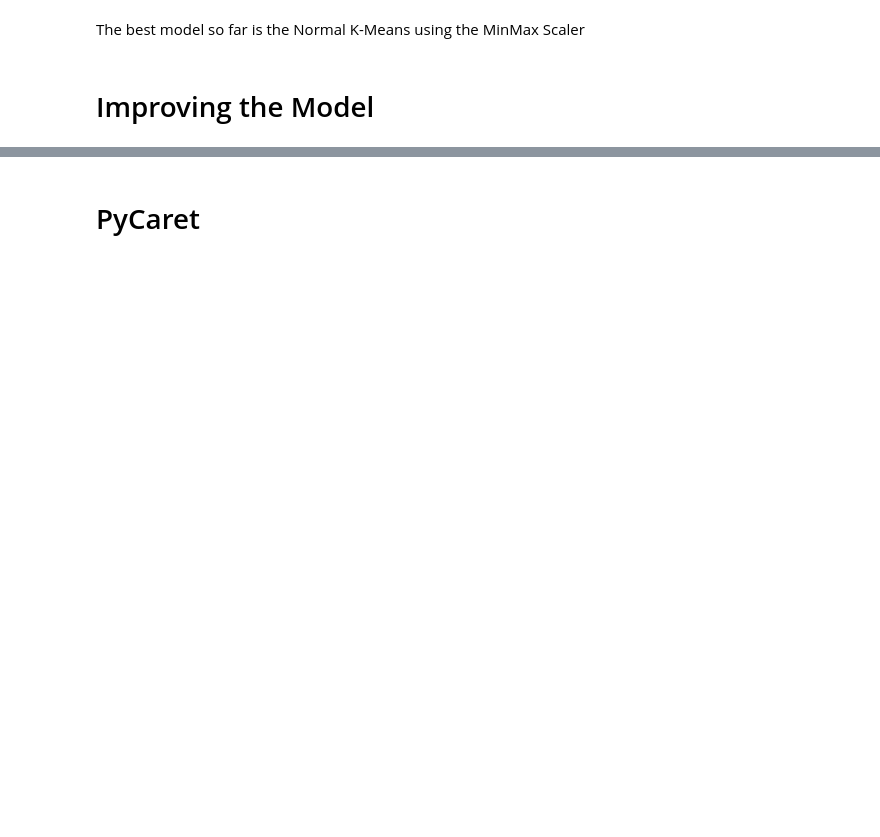
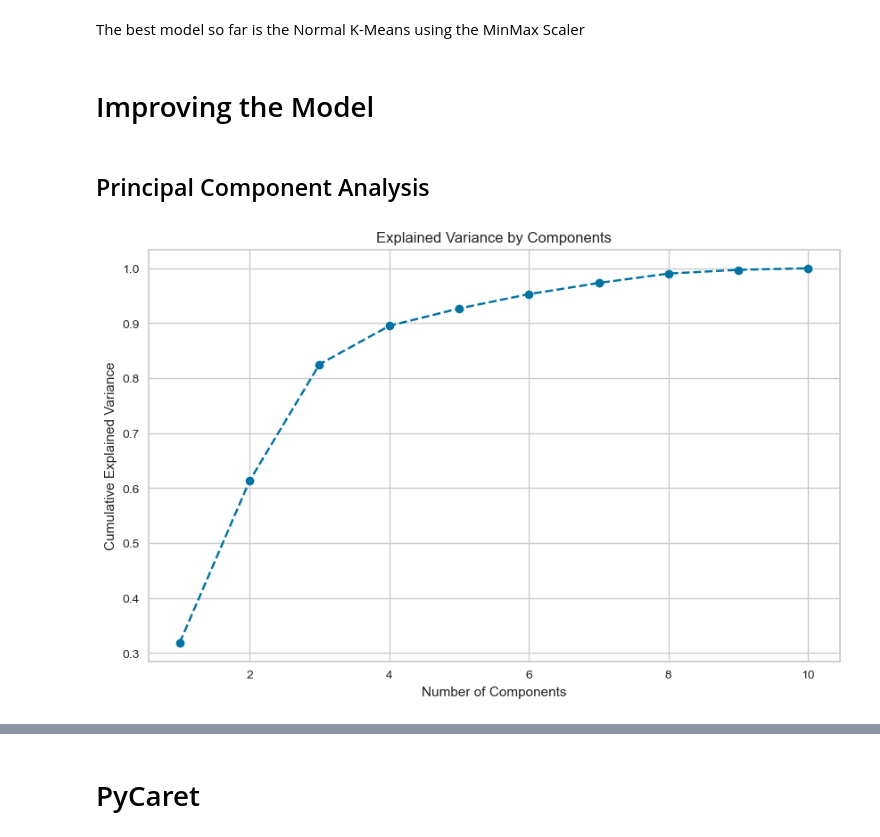
Before and after one commit to MerleSt/SpotifyPlaylistMoosic, a Jupyter notebook: Notebooks/Cluster_Analysis.ipynb, the cells around one changed output, grey strips where cells are left out. Drawn from its saved outputs; the diff is of its cells as text; code cells hidden in the pictures; blank space fills up the shorter version.

```diff
--- a/Notebooks/Cluster_Analysis.ipynb
+++ b/Notebooks/Cluster_Analysis.ipynb
@@ -188,15 +181,15 @@ The optimal number of clusters with a robust scaler is: 51
 k_robust = 51
 k_minmax = 55
 # %%
-# Instantiate the clustering model and visualizer
-model = KMeans(n_init=10, random_state=213)
-visualizer = KElbowVisualizer(model, k=(20,100))
+# # Instantiate the clustering model and visualizer
+# model = KMeans(n_init=10, random_state=213)
+# visualizer = KElbowVisualizer(model, k=(20,100))
 
-visualizer.fit(songs_minmax)        # Fit the data to the visualizer
-visualizer.show();
+# visualizer.fit(songs_minmax)        # Fit the data to the visualizer
+# visualizer.show();
 # %%
-k_minmax = visualizer.elbow_value_
-print(f"The optimal number of clusters with the minmax scaler is: {k_minmax}")
+# k_minmax = visualizer.elbow_value_
+# print(f"The optimal number of clusters with the minmax scaler is: {k_minmax}")
 # %% [markdown]
 # K-Means
 # %% [markdown]
@@ -375,3 +434,20 @@ print("Davies-Bouldin Index: ", db_score)
 The best model so far is the Normal K-Means using the MinMax Scaler
 # %% [markdown]
 # Improving the Model
+# %% [markdown]
+## Principal Component Analysis
+# %%
+# Initialize PCA
+pca = PCA()
+songs_no_cluster = songs_minmax.drop('cluster', axis=1, errors='ignore') # errors='ignore' ensures no error if the column doesn't exist
+# Fit and transform the data
+songs_pca = pca.fit_transform(songs_no_cluster)
+# %%
+plt.figure(figsize=(10,6))
+plt.plot(range(1, len(pca.explained_variance_ratio_)+1), pca.explained_variance_ratio_.cumsum(), marker='o', linestyle='--')
+plt.title('Explained Variance by Components')
+plt.xlabel('Number of Components')
+plt.ylabel('Cumulative Explained Variance')
+plt.show()
+# %% [output]
+[figure, added]
```
Also changed, not shown: parts of 45 cells of this notebook, 2 other files.
